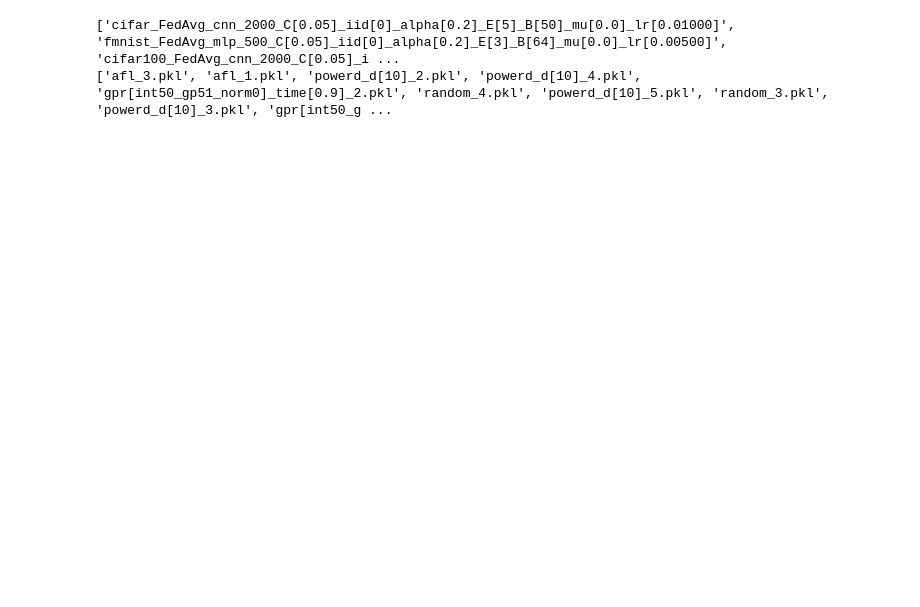
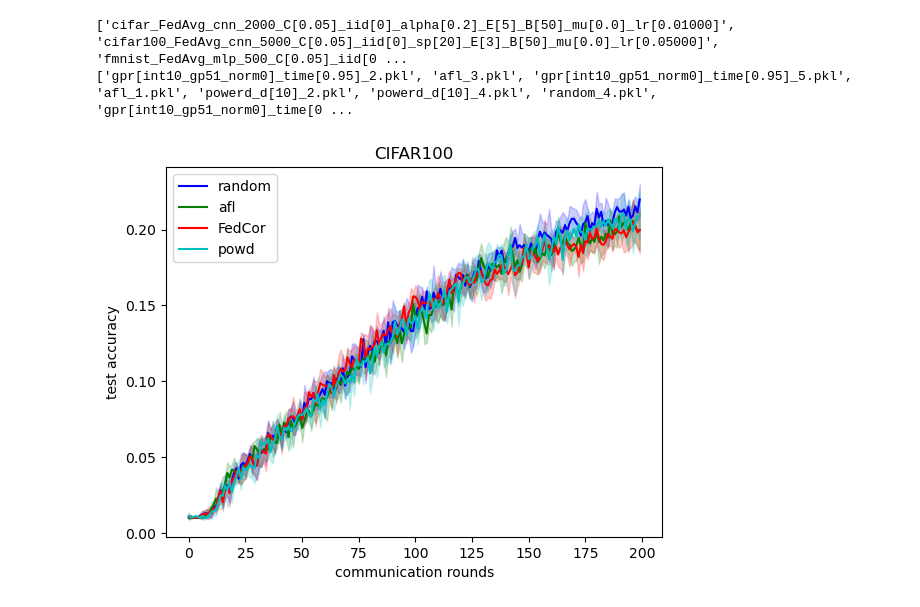
Before and after one commit to Raon1123/FedCor, a Jupyter notebook: plot.ipynb, the cells around one changed output. Drawn from its saved outputs; the diff is of its cells as text; code cells hidden in the pictures; blank space fills up the shorter version.

```diff
--- a/plot.ipynb
+++ b/plot.ipynb
@@ -18,17 +18,18 @@ def parse_pickle(pkl):
     return train_accuracy, gt_global_losses, test_accuracy
 # %%
 save_root = './save/objects'
-exp_dir = 'cifar_FedAvg_cnn_2000_C[0.05]_iid[0]_alpha[0.2]_E[5]_B[50]_mu[0.0]_lr[0.01000]'
+exp_dir = 'cifar100_FedAvg_cnn_5000_C[0.05]_iid[0]_sp[20]_E[3]_B[50]_mu[0.0]_lr[0.05000]'
+rounds = 5000
 dir_path = os.path.join(save_root, exp_dir)
 
 print(os.listdir(save_root))
 print(os.listdir(dir_path))
 # %% [output]
-['cifar_FedAvg_cnn_2000_C[0.05]_iid[0]_alpha[0.2]_E[5]_B[50]_mu[0.0]_lr[0.01000]', 'fmnist_FedAvg_mlp_500_C[0.05]_iid[0]_alpha[0.2]_E[3]_B[64]_mu[0.0]_lr[0.00500]', 'cifar100_FedAvg_cnn_2000_C[0.05]_i ...
-['afl_3.pkl', 'afl_1.pkl', 'powerd_d[10]_2.pkl', 'powerd_d[10]_4.pkl', 'gpr[int50_gp51_norm0]_time[0.9]_2.pkl', 'random_4.pkl', 'powerd_d[10]_5.pkl', 'random_3.pkl', 'powerd_d[10]_3.pkl', 'gpr[int50_g ...
+['cifar_FedAvg_cnn_2000_C[0.05]_iid[0]_alpha[0.2]_E[5]_B[50]_mu[0.0]_lr[0.01000]', 'cifar100_FedAvg_cnn_5000_C[0.05]_iid[0]_sp[20]_E[3]_B[50]_mu[0.0]_lr[0.05000]', 'fmnist_FedAvg_mlp_500_C[0.05]_iid[0 ...
+['gpr[int10_gp51_norm0]_time[0.95]_2.pkl', 'afl_3.pkl', 'gpr[int10_gp51_norm0]_time[0.95]_5.pkl', 'afl_1.pkl', 'powerd_d[10]_2.pkl', 'powerd_d[10]_4.pkl', 'random_4.pkl', 'gpr[int10_gp51_norm0]_time[0 ...
 # %%
 
-pkl_list = ['random', 'afl', 'gpr[int50_gp51_norm0]_time[0.9]', 'powerd_d[10]']
+pkl_list = ['random', 'afl', 'gpr[int10_gp51_norm0]_time[0.95]', 'powerd_d[10]']
 pkl_tail = ['_1.pkl', '_2.pkl', '_3.pkl', '_4.pkl', '_5.pkl']
 
 train_list = []
@@ -56,15 +57,40 @@ for algo in pkl_list:
     loss_arr = np.array(glb_loss_list).transpose()
     test_arr = np.array(test_acc_list).transpose()
 
-    mean_train = np.mean(train_arr, axis=1)[:500]
-    std_train = np.std(train_arr, axis=1)[:500]
+    mean_train = np.mean(train_arr, axis=1)[:rounds]
+    std_train = np.std(train_arr, axis=1)[:rounds]
 
-    mean_loss = np.mean(loss_arr, axis=1)[:500]
-    std_loss = np.std(loss_arr, axis=1)[:500]
+    mean_loss = np.mean(loss_arr, axis=1)[:rounds]
+    std_loss = np.std(loss_arr, axis=1)[:rounds]
 
-    mean_test = np.mean(test_arr, axis=1)[:500]
-    std_test = np.std(test_arr, axis=1)[:500]
+    mean_test = np.mean(test_arr, axis=1)[:rounds]
+    std_test = np.std(test_arr, axis=1)[:rounds]
 
     train_list.append([mean_train, mean_loss])
     loss_list.append([mean_loss, std_loss])
     test_list.append([mean_test, std_test])
+# %%
+%matplotlib inline
+
+rounds = 200
+x = np.arange(rounds)
+
+colors = ['b', 'g', 'r', 'c']
+labels = ['random', 'afl', 'FedCor', 'powd']
+
+for idx, item in zip(range(4), test_list):
+    mean_test, std_test = item
+    mean_test, std_test = mean_test[:rounds], std_test[:rounds]
+    color = colors[idx]
+    label = labels[idx]
+    plt.plot(x, mean_test, color+'-', label=label)
+    plt.fill_between(x, mean_test-std_test, mean_test+std_test, color=color, alpha=0.2)
+
+plt.xlabel('communication rounds')
+plt.ylabel('test accuracy')
+
+plt.title('CIFAR100')
+plt.legend()
+plt.show()
+# %% [output]
+[figure, added]
```
Also changed, not shown: parts of 6 cells of this notebook, 2 other files.
